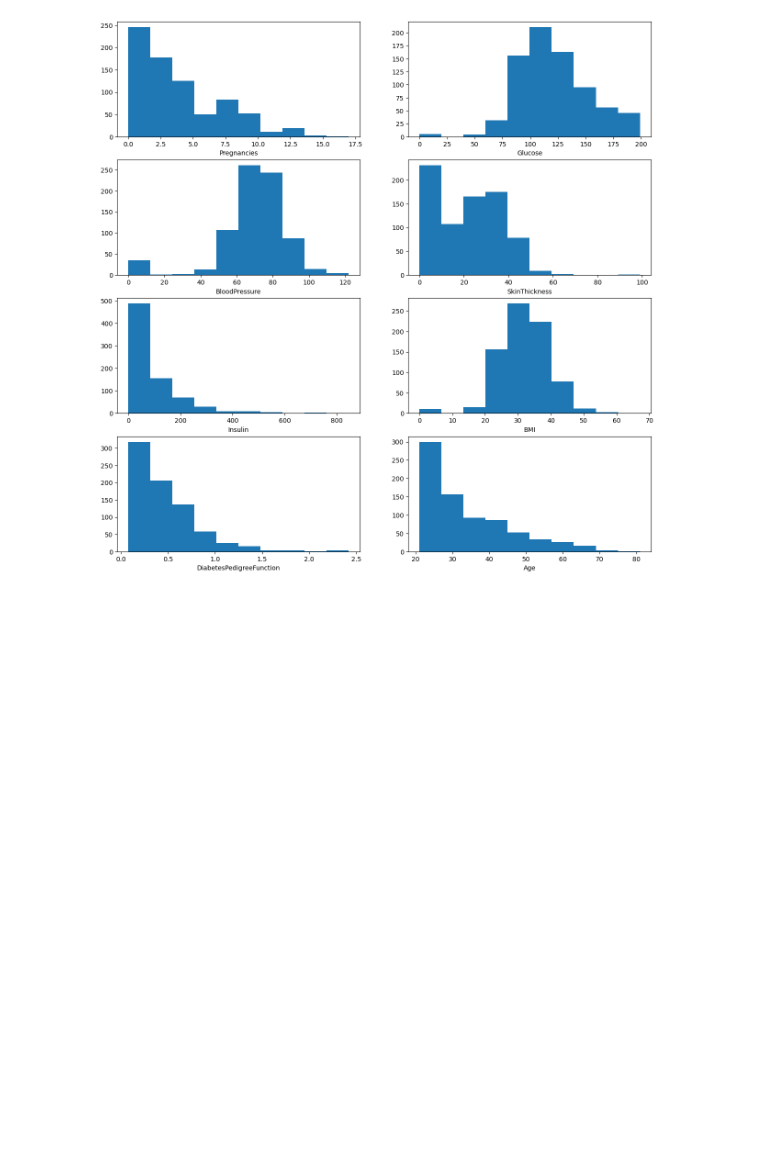
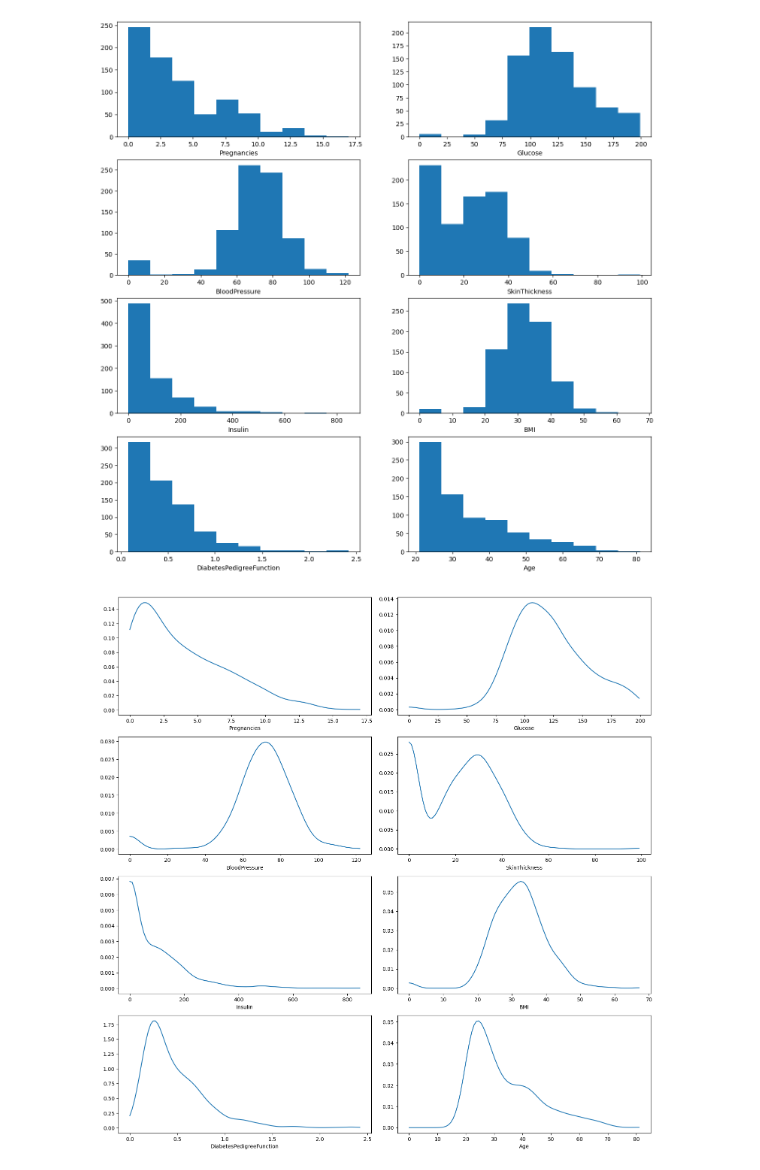
Before and after one commit to mausam1112/Pytorch-NN, a Jupyter notebook: Diabeties-Classification/eda.ipynb, the cells around one changed output. Drawn from its saved outputs; the diff is of its cells as text; code cells hidden in the pictures; blank space fills up the shorter version.

```diff
--- a/Diabeties-Classification/eda.ipynb
+++ b/Diabeties-Classification/eda.ipynb
@@ -103,3 +111,7 @@ features, num_rows = configs(X, num_cols=num_cols)
 plot_data_density(X, features, num_rows, num_cols)
 # %% [output]
 [figure]
+# %%
+kde_plot(X, features, num_rows, num_cols)
+# %% [output]
+[figure, added]
```
Also changed, not shown: parts of 2 cells of this notebook.
